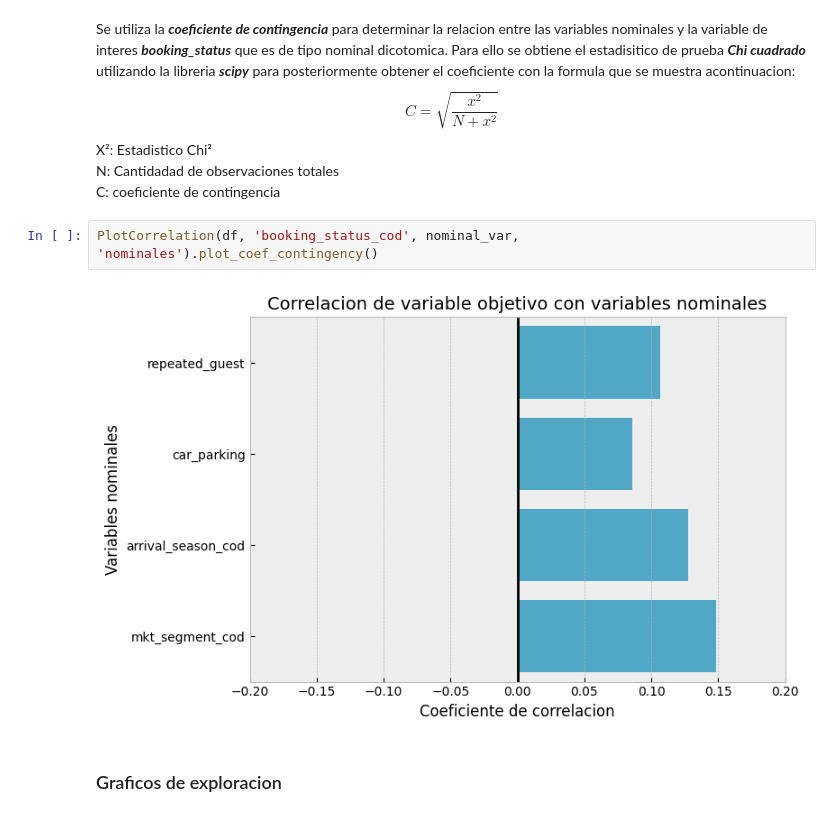
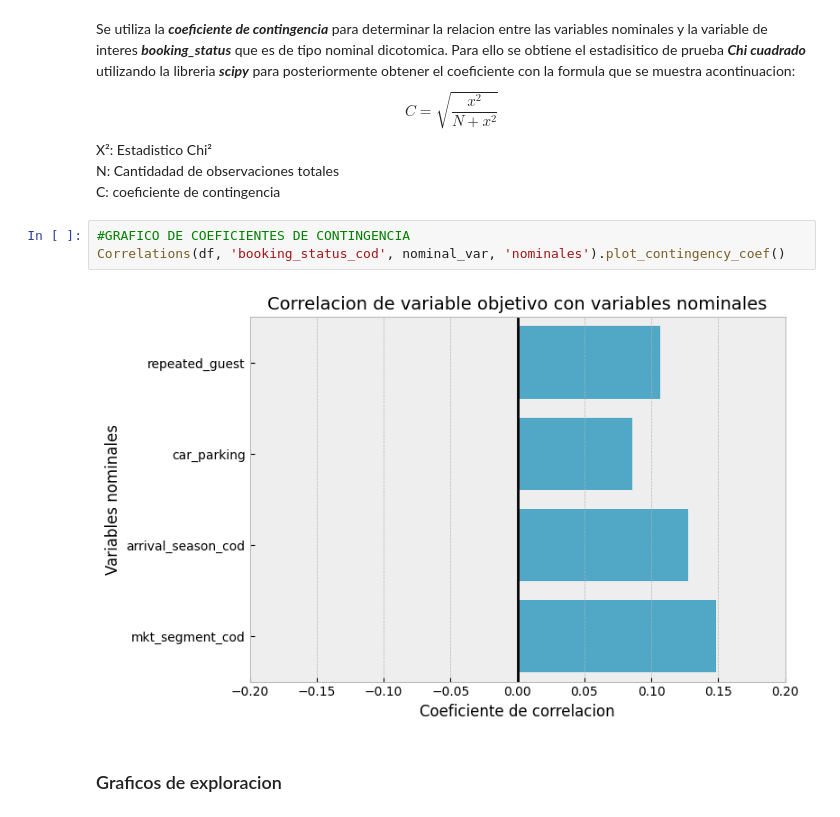
Before and after one commit to arielRas/CoderHouseDataScience-ProyectoFinal, a Jupyter notebook: Eda.ipynb, the cells around one changed output. Saved outputs shown, nothing was run; the diff lists cells and outputs as text.

```diff
--- a/Eda.ipynb
+++ b/Eda.ipynb
@@ -130,10 +60,11 @@ $$
 X²: Estadistico Chi²<br>
 N: Cantidadad de observaciones totales<br>
 C: coeficiente de contingencia<br>
-# %%
-PlotCorrelation(df, 'booking_status_cod', nominal_var, 'nominales').plot_coef_contingency()
-# %% [output]
-[figure, removed]
+# %%
+#GRAFICO DE COEFICIENTES DE CONTINGENCIA
+Correlations(df, 'booking_status_cod', nominal_var, 'nominales').plot_contingency_coef()
+# %% [output]
+[figure, added]
 # %% [markdown]
 ### Graficos de exploracion
 # %% [markdown]
```
Also changed, not shown: parts of 9 cells of this notebook, 1 other file.
